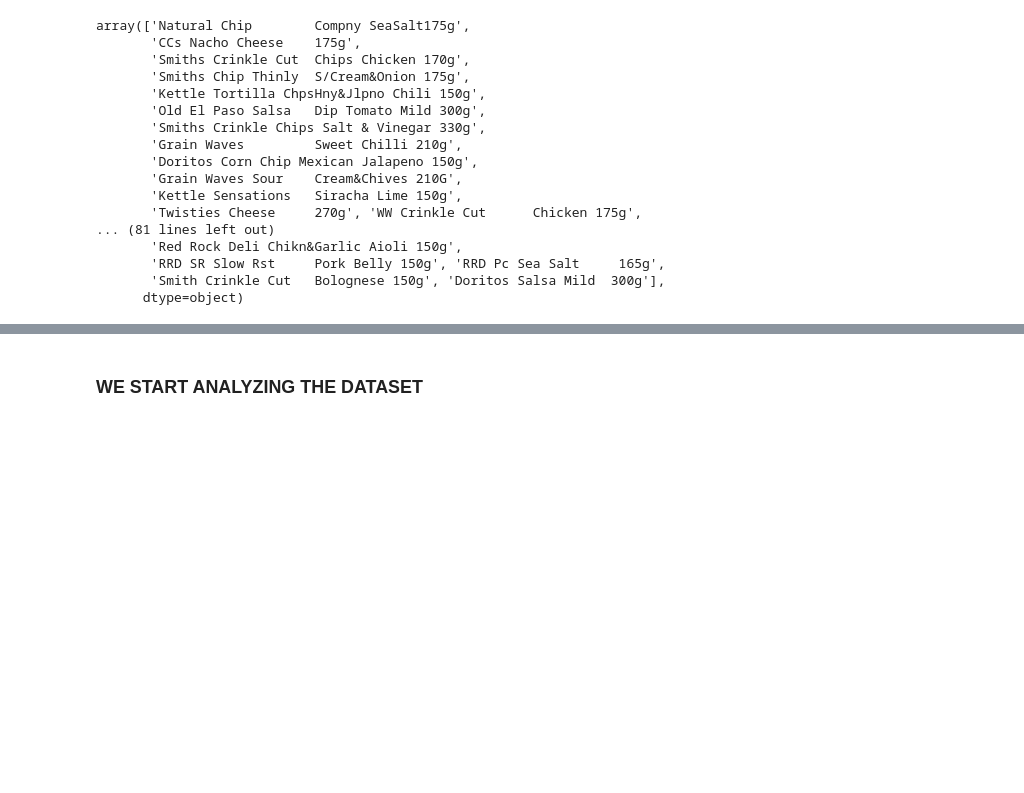
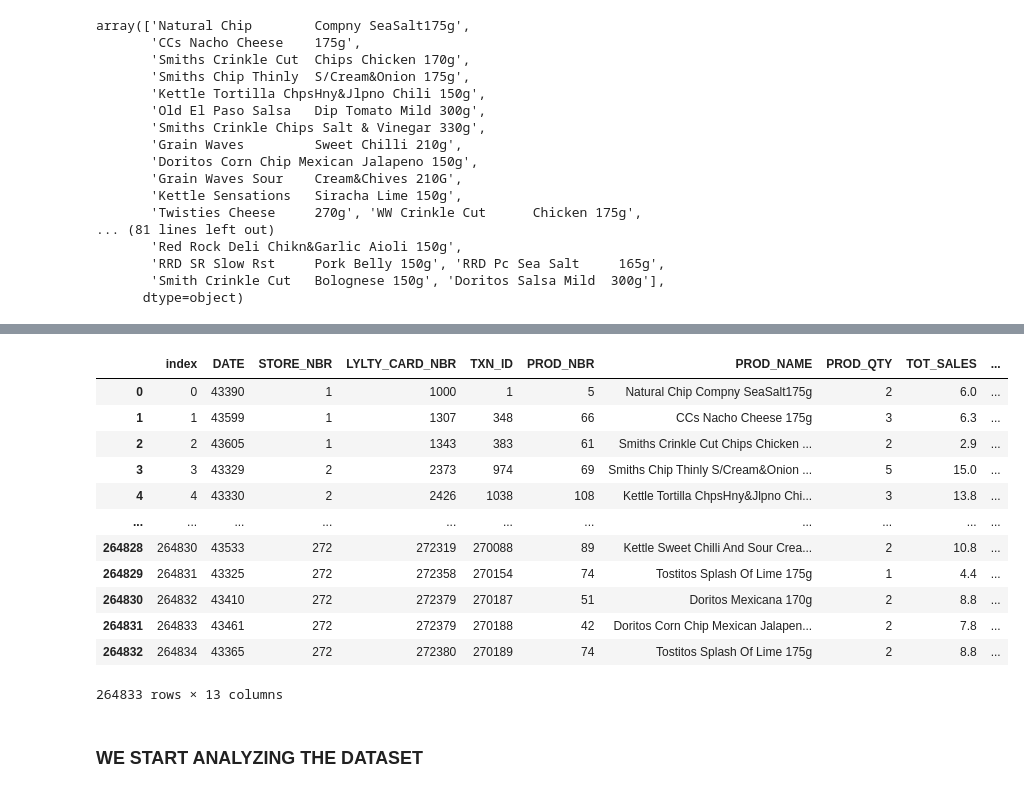
Before and after one commit to wa-le/Quantium-Forage-Virtual-Internship, a Jupyter notebook: my_quantium_vi.ipynb, the cells around one changed output, grey strips where cells are left out. Saved outputs shown, nothing was run; the diff lists cells and outputs as text; code cells hidden in the pictures; blank space fills up the shorter version.

```diff
--- a/my_quantium_vi.ipynb
+++ b/my_quantium_vi.ipynb
@@ -376,0 +384,34 @@ chip_brands = ['Natural Chip CO.', 'Ccs', 'Smiths', 'Kettle', ]
+# %%
+# actual creation of the BRAND_NAME column + cleaning
+
+brand_list = []
+
+for each in df_chips['PROD_NAME']:
+  if each.split(" ")[0] == "Infzns":
+    brand_list.append("Infuzions")
+  elif each.split(" ")[0] == "GrnWves" or each.split(" ")[0] == "Grain":
+    brand_list.append("Grain Waves")
+  elif each.split(" ")[0] == "RRD" or each.split(" ")[0] == "Red":
+    brand_list.append("Red Rock Deli")
+  elif each.split(" ")[0] == "WW":
+    brand_list.append("Woolworths")
+  elif each.split(" ")[0] == "Snbts":
+    brand_list.append("Sunbites")
+  elif each.split(" ")[0] == "Natural":
+    brand_list.append("Natural Chip Co")
+  elif each.split(" ")[0] == "Burger":
+    brand_list.append("Burger Rings")
+  elif each.split(" ")[0] == "NCC":
+    brand_list.append("Natural Chip Co")
+  elif each.split(" ")[0] == "Old":
+    brand_list.append("Old El Paso")
+  elif each.split(" ")[0] == "French":
+    brand_list.append("French Fries")
+  elif each.split(" ")[0] == "Smith":
+    brand_list.append("Smiths")
+  elif each.split(" ")[0] == "Dorito":
+    brand_list.append("Doritos")
+  else:
+    brand_list.append(each.split(" ")[0])
+
+df_chips["BRAND_NAME"] = brand_list
@@ -376,0 +472,2 @@ chip_brands = ['Natural Chip CO.', 'Ccs', 'Smiths', 'Kettle', ]
+# %%
+df_chips.drop(df_chips[df_chips['PROD_QTY'] == 200].index, inplace = True)
@@ -377,3 +491,20 @@ chip_brands = ['Natural Chip CO.', 'Ccs', 'Smiths', 'Kettle', ]
+# %%
+df_chips = df_chips.reset_index()
+df_chips
+# %% [output]
+|  | index | DATE | STORE_NBR | LYLTY_CARD_NBR | TXN_ID | PROD_NBR | PROD_NAME | PROD_QTY | TOT_SALES | ... |
+| 0 | 0 | 43390 | 1 | 1000 | 1 | 5 | Natural Chip Compny SeaSalt175g | 2 | 6.0 | ... |
+| 1 | 1 | 43599 | 1 | 1307 | 348 | 66 | CCs Nacho Cheese 175g | 3 | 6.3 | ... |
+| 2 | 2 | 43605 | 1 | 1343 | 383 | 61 | Smiths Crinkle Cut Chips Chicken ... | 2 | 2.9 | ... |
+| 3 | 3 | 43329 | 2 | 2373 | 974 | 69 | Smiths Chip Thinly S/Cream&Onion ... | 5 | 15.0 | ... |
+| 4 | 4 | 43330 | 2 | 2426 | 1038 | 108 | Kettle Tortilla ChpsHny&Jlpno Chi... | 3 | 13.8 | ... |
+| ... | ... | ... | ... | ... | ... | ... | ... | ... | ... | ... |
+| 264828 | 264830 | 43533 | 272 | 272319 | 270088 | 89 | Kettle Sweet Chilli And Sour Crea... | 2 | 10.8 | ... |
+| 264829 | 264831 | 43325 | 272 | 272358 | 270154 | 74 | Tostitos Splash Of Lime 175g | 1 | 4.4 | ... |
+| 264830 | 264832 | 43410 | 272 | 272379 | 270187 | 51 | Doritos Mexicana 170g | 2 | 8.8 | ... |
+| 264831 | 264833 | 43461 | 272 | 272379 | 270188 | 42 | Doritos Corn Chip Mexican Jalapen... | 2 | 7.8 | ... |
+| 264832 | 264834 | 43365 | 272 | 272380 | 270189 | 74 | Tostitos Splash Of Lime 175g | 2 | 8.8 | ... |
+264833 rows × 13 columns
 # %% [markdown]
 ### **WE START ANALYZING THE DATASET**
 # %%
```
Also changed, not shown: parts of 8 cells of this notebook.
